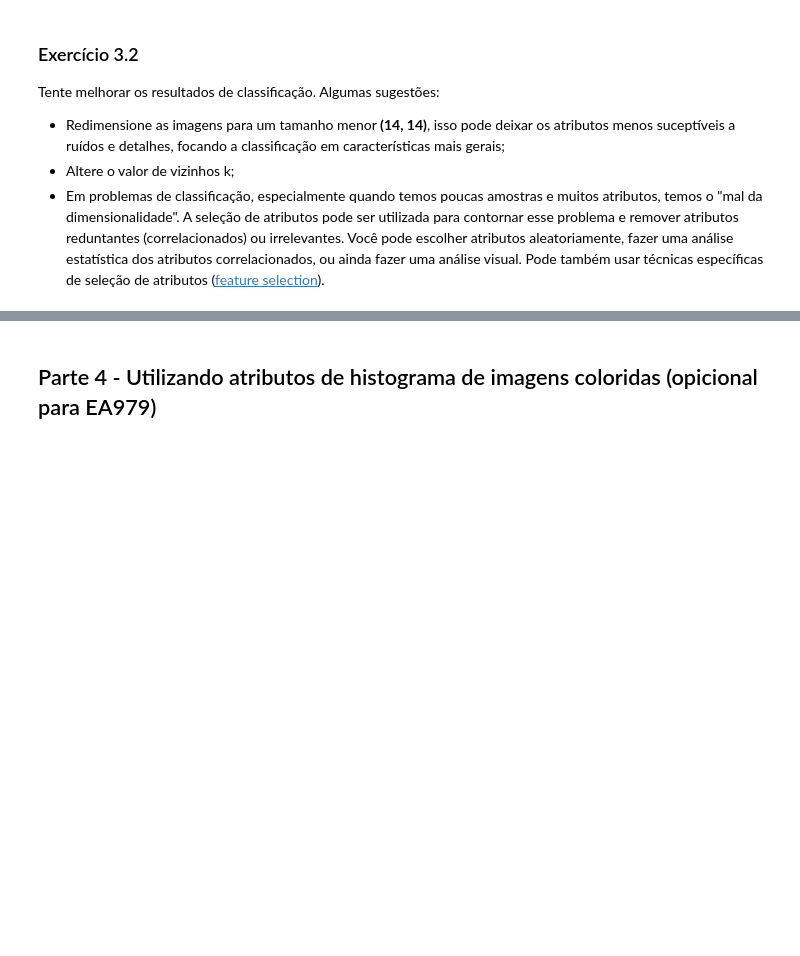
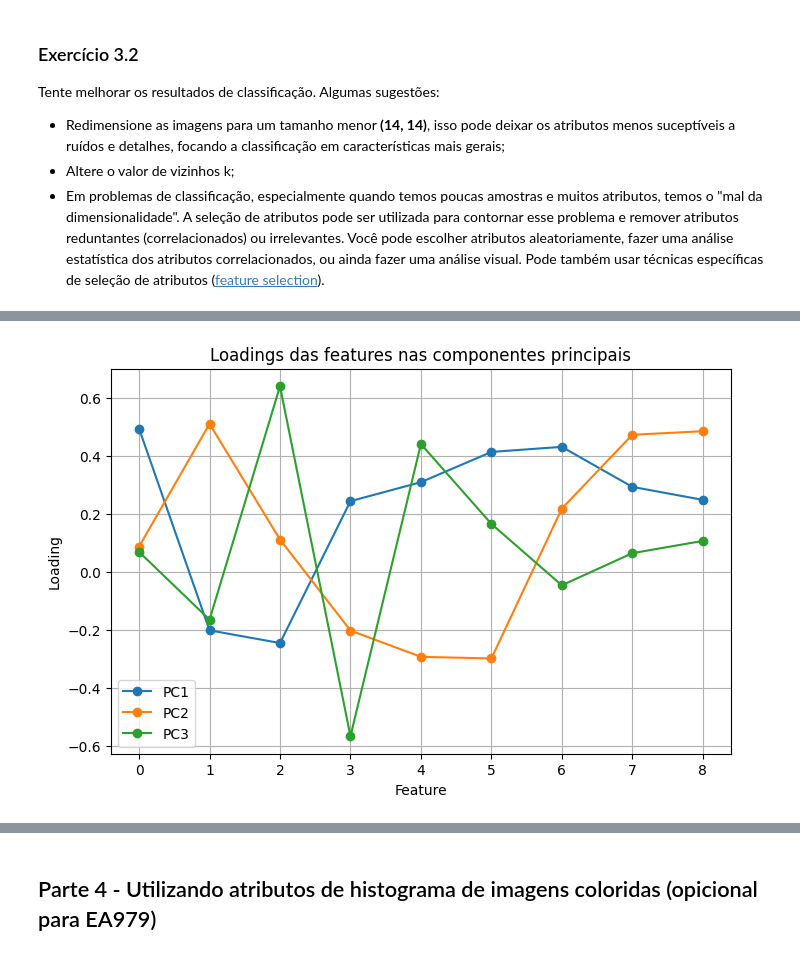
Before and after one commit to UNICAMP-EA979/2026s1-pi02-histogramas-knn-JoaoSenirio, a Jupyter notebook: Atividade.ipynb, the cells around one changed output, grey strips where cells are left out. Drawn from its saved outputs; the diff is of its cells as text; code cells hidden in the pictures; blank space fills up the shorter version.

```diff
--- a/Atividade.ipynb
+++ b/Atividade.ipynb
@@ -650,0 +608,19 @@ PC1 até PC9: 1.0000 (100.00%)
+# %%
+# Loadings
+loadings = pca.components_.T[:, :3]
+
+# Plot
+plt.figure(figsize=(8,5))
+
+for i in range(loadings.shape[1]):
+    plt.plot(loadings[:, i], marker='o', label=f'PC{i+1}')
+
+plt.xlabel("Feature")
+plt.ylabel("Loading")
+plt.title("Loadings das features nas componentes principais")
+plt.legend()
+plt.grid(True)
+
+plt.show()
+# %% [output]
+[figure, added]
```
Also changed, not shown: parts of 10 cells of this notebook.
